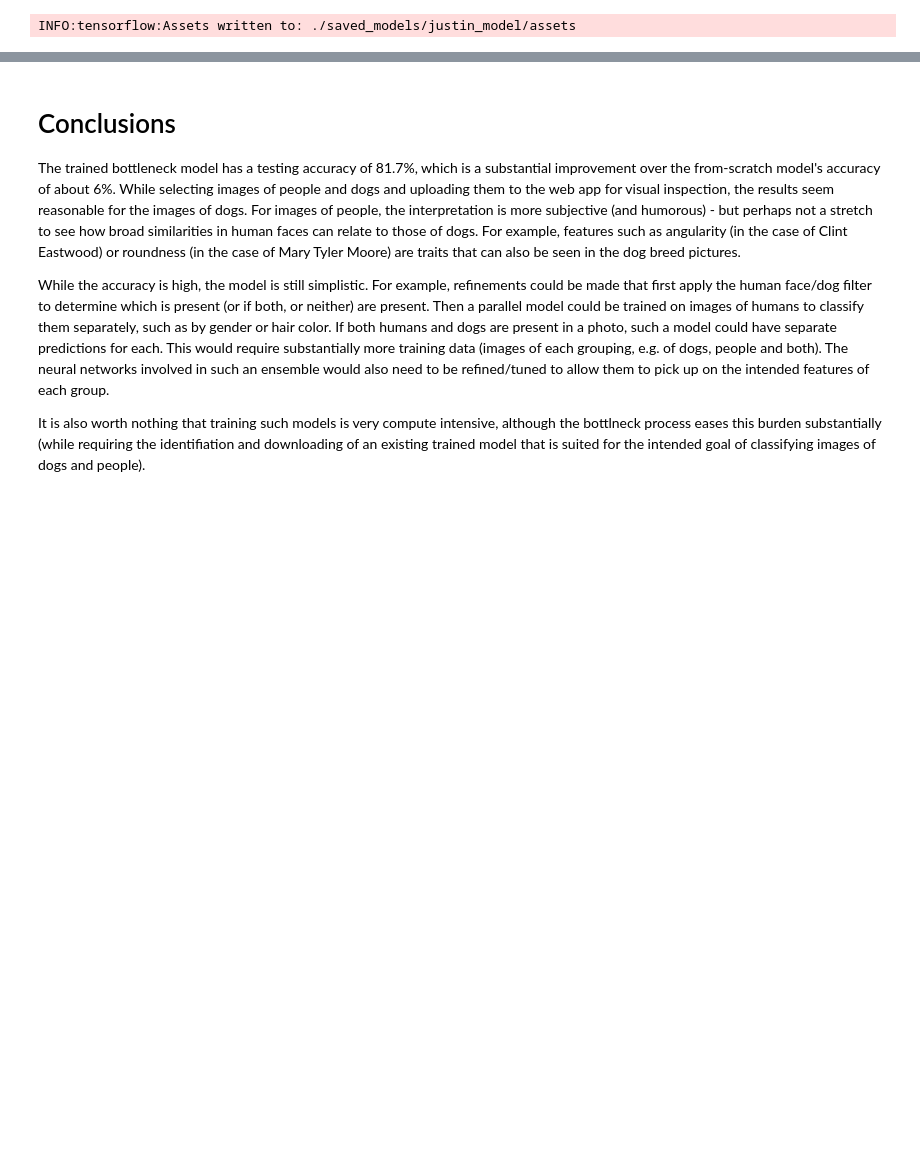
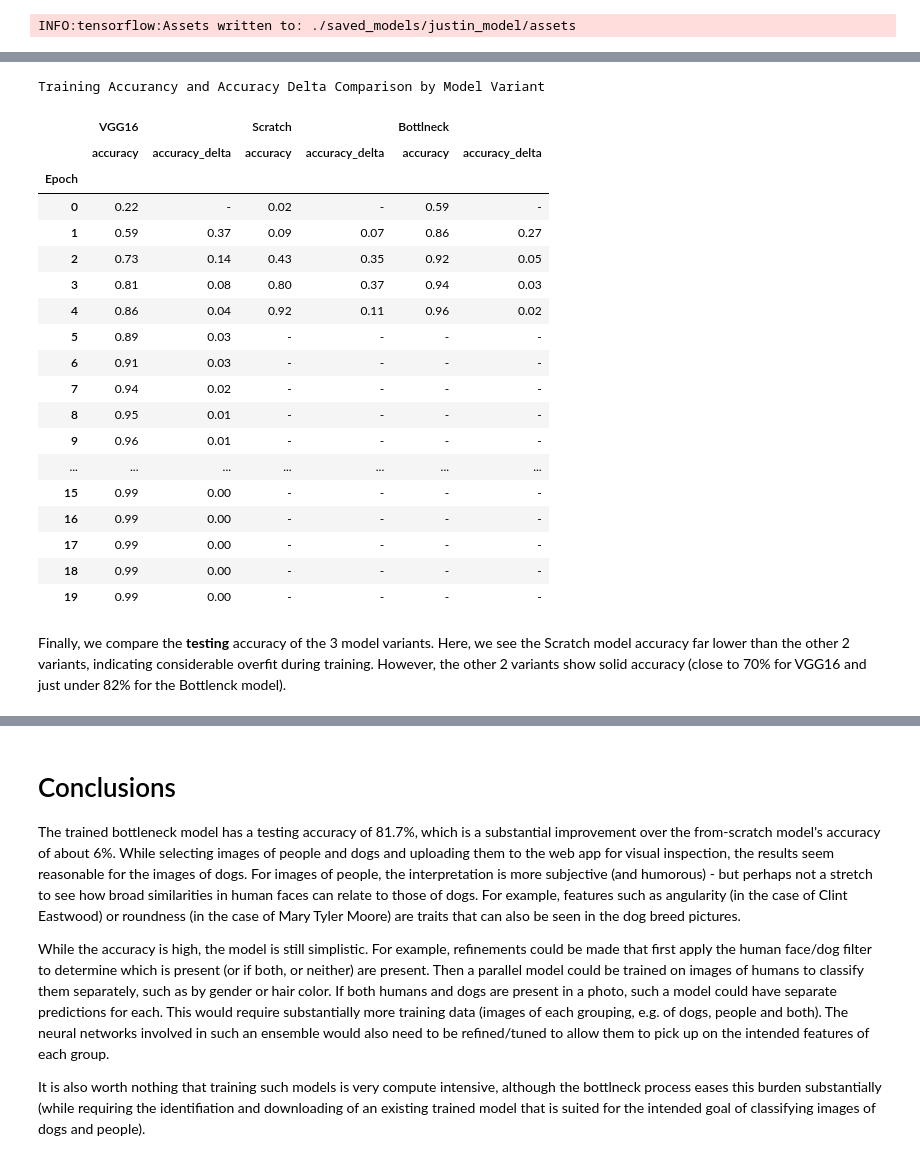
Before and after one commit to justinclarkhome/UdacityDataScienceProject4, a Jupyter notebook: dog_app.ipynb, the cells around one changed output, grey strips where cells are left out. Saved outputs shown, nothing was run; the diff lists cells and outputs as text; code cells hidden in the pictures; blank space fills up the shorter version.

```diff
--- a/dog_app.ipynb
+++ b/dog_app.ipynb
@@ -644 +732,5 @@ Epoch 20: val_loss did not improve from 1.77627
 <keras.src.callbacks.History at 0x...>
+# %%
+vgg16_model_metrics = pd.DataFrame(VGG16_model.history.history).rename_axis('Epoch', axis=0)
+vgg16_model_metrics = vgg16_model_metrics.assign(accuracy_delta=lambda x: x['accuracy'].diff())
+vgg16_model_metrics.style.format('{:.2f}').set_caption('Evaluation Metrics Per Epoch')
@@ -805,0 +920,4 @@ Epoch 5: val_loss did not improve from 0.63881
+# %%
+bottleneck_model_metrics = pd.DataFrame(justinBottle_model.history.history).rename_axis('Epoch', axis=0)
+bottleneck_model_metrics = bottleneck_model_metrics.assign(accuracy_delta=lambda x: x['accuracy'].diff())
+bottleneck_model_metrics.style.format('{:.2f}').set_caption('Evaluation Metrics Per Epoch')
@@ -1004,0 +1138,31 @@ INFO:tensorflow:Assets written to: ./saved_models/justin_model/assets
+# %%
+pd.concat({
+    'VGG16': vgg16_model_metrics,
+    'Scratch': scratch_model_metrics,
+    'Bottlneck': bottleneck_model_metrics,
+}, axis=1).loc[:, idx[:, ['accuracy', 'accuracy_delta']]].style.format('{:.2f}', na_rep='-').set_caption(
+    'Training Accurancy and Accuracy Delta Comparison by Model Variant'
+)
+# %% [output]
+Training Accurancy and Accuracy Delta Comparison by Model Variant
+|  | VGG16 |  | Scratch |  | Bottlneck |  |
+|  | accuracy | accuracy_delta | accuracy | accuracy_delta | accuracy | accuracy_delta |
+| Epoch |  |  |  |  |  |  |
+| 0 | 0.22 | - | 0.02 | - | 0.59 | - |
+| 1 | 0.59 | 0.37 | 0.09 | 0.07 | 0.86 | 0.27 |
+| 2 | 0.73 | 0.14 | 0.43 | 0.35 | 0.92 | 0.05 |
+| 3 | 0.81 | 0.08 | 0.80 | 0.37 | 0.94 | 0.03 |
+| 4 | 0.86 | 0.04 | 0.92 | 0.11 | 0.96 | 0.02 |
+| 5 | 0.89 | 0.03 | - | - | - | - |
+| 6 | 0.91 | 0.03 | - | - | - | - |
+| 7 | 0.94 | 0.02 | - | - | - | - |
+| 8 | 0.95 | 0.01 | - | - | - | - |
+| 9 | 0.96 | 0.01 | - | - | - | - |
+| ... | ... | ... | ... | ... | ... | ... |
+| 15 | 0.99 | 0.00 | - | - | - | - |
+| 16 | 0.99 | 0.00 | - | - | - | - |
+| 17 | 0.99 | 0.00 | - | - | - | - |
+| 18 | 0.99 | 0.00 | - | - | - | - |
+| 19 | 0.99 | 0.00 | - | - | - | - |
+# %% [markdown]
+Finally, we compare the **testing** accuracy of the 3 model variants. Here, we see the Scratch model accuracy far lower than the other 2 variants, indicating considerable overfit during training. However, the other 2 variants show solid accuracy (close to 70% for VGG16 and just under 82% for the Bottlenck model).
```
Also changed, not shown: parts of 29 cells of this notebook, 1 other file.
